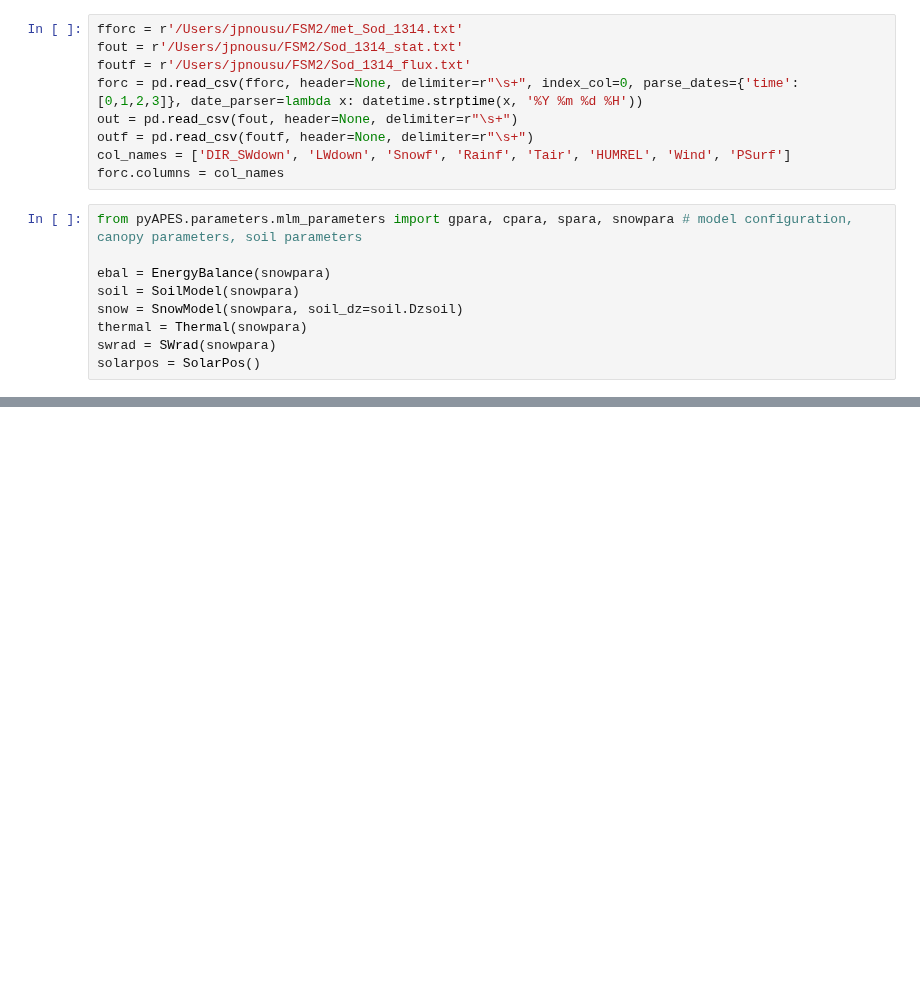
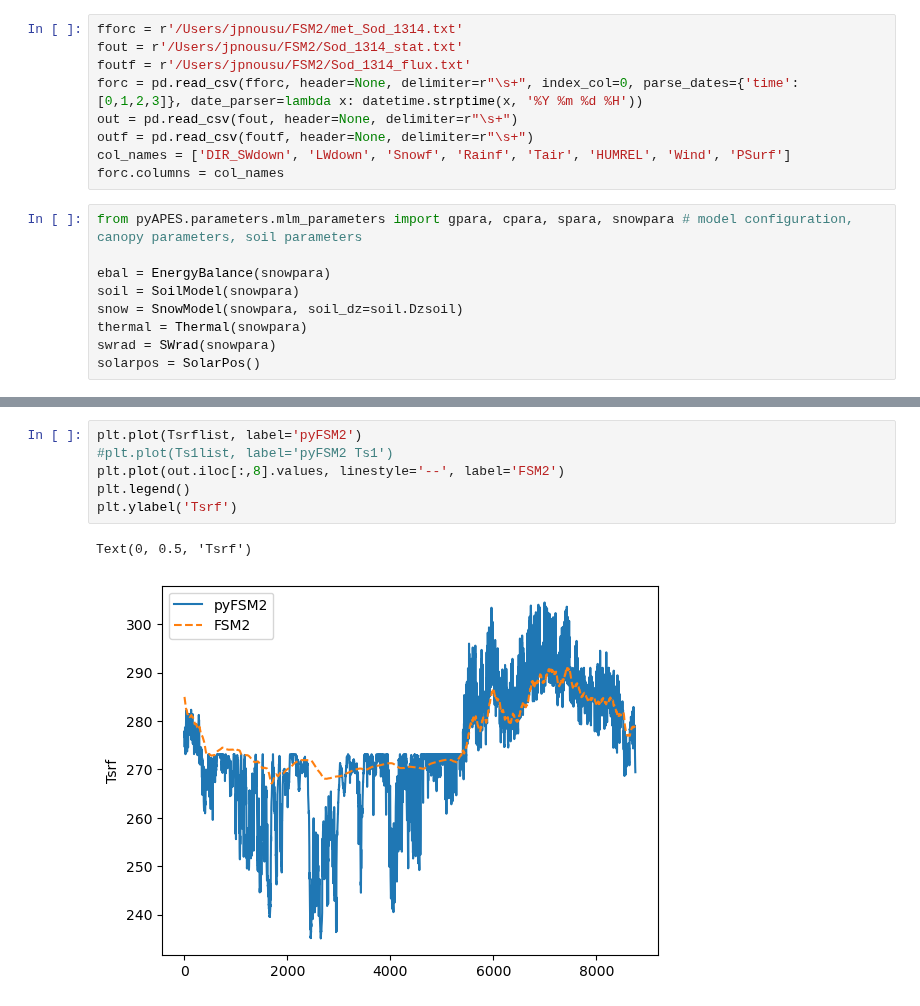
Before and after one commit to LukeEcomod/pyAPES_main, a Jupyter notebook: Examples/testing_pyFSM2.ipynb, the cells around one changed output, grey strips where cells are left out. Cells and saved outputs as stored; diff of their text form; blank space fills up the shorter version.

```diff
--- a/Examples/testing_pyFSM2.ipynb
+++ b/Examples/testing_pyFSM2.ipynb
@@ -239,0 +218,9 @@ Text(0, 0.5, 'Snow depth [m]')
+# %%
+plt.plot(Tsrflist, label='pyFSM2')
+#plt.plot(Ts1list, label='pyFSM2 Ts1')
+plt.plot(out.iloc[:,8].values, linestyle='--', label='FSM2')
+plt.legend()
+plt.ylabel('Tsrf')
+# %% [output]
+Text(0, 0.5, 'Tsrf')
+[figure, added]
```
Also changed, not shown: parts of 13 cells of this notebook, 7 other files.
